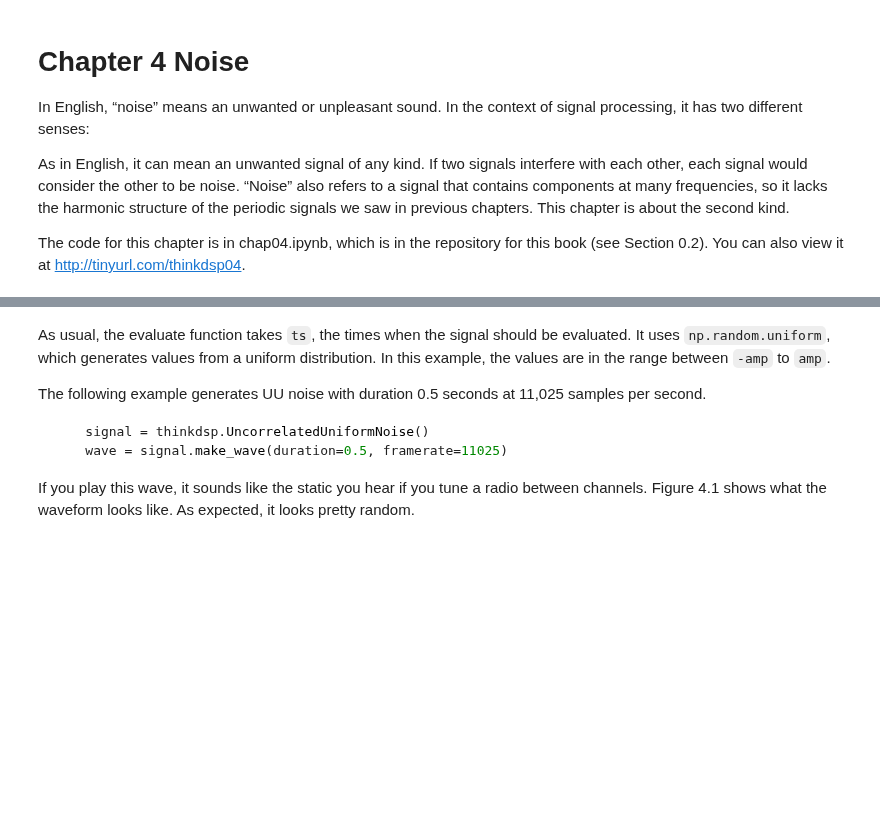
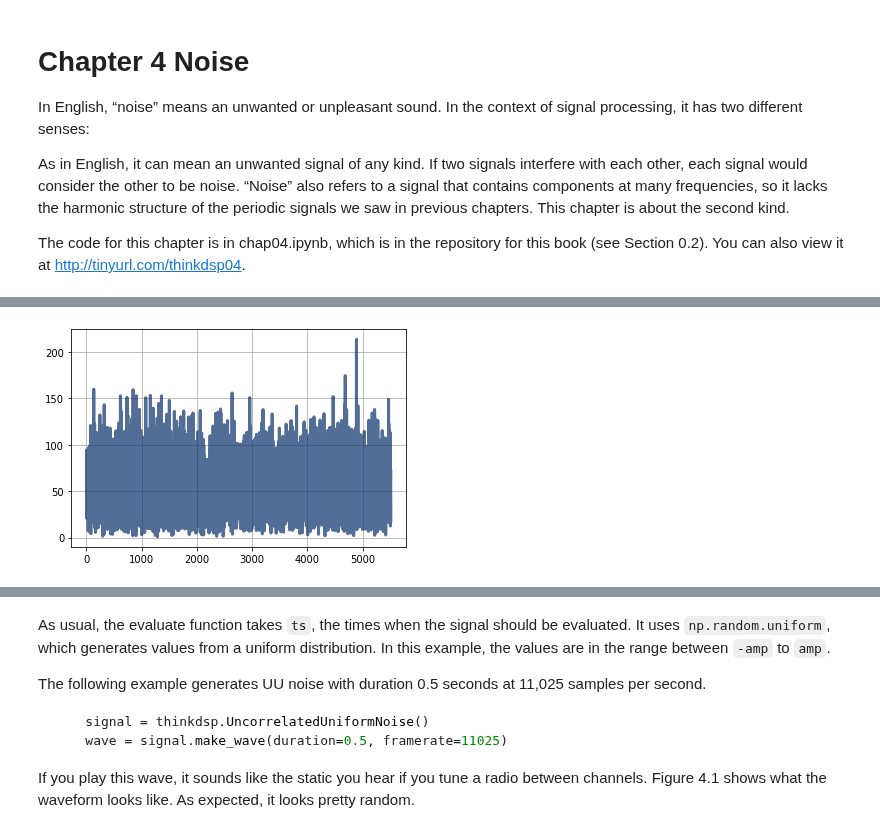
Before and after one commit to renyuanL/_ryDsp2020, a Jupyter notebook: code/ch04.ipynb, the cells around one changed output, grey strips where cells are left out. Drawn from its saved outputs; the diff is of its cells as text; code cells hidden in the pictures; blank space fills up the shorter version.

```diff
--- a/code/ch04.ipynb
+++ b/code/ch04.ipynb
@@ -86,0 +99,4 @@ which inherits from Signal.
+# %%
+w.make_spectrum().plot()
+# %% [output]
+[figure, added]
```
Also changed, not shown: parts of 21 cells of this notebook, 2 other files.
